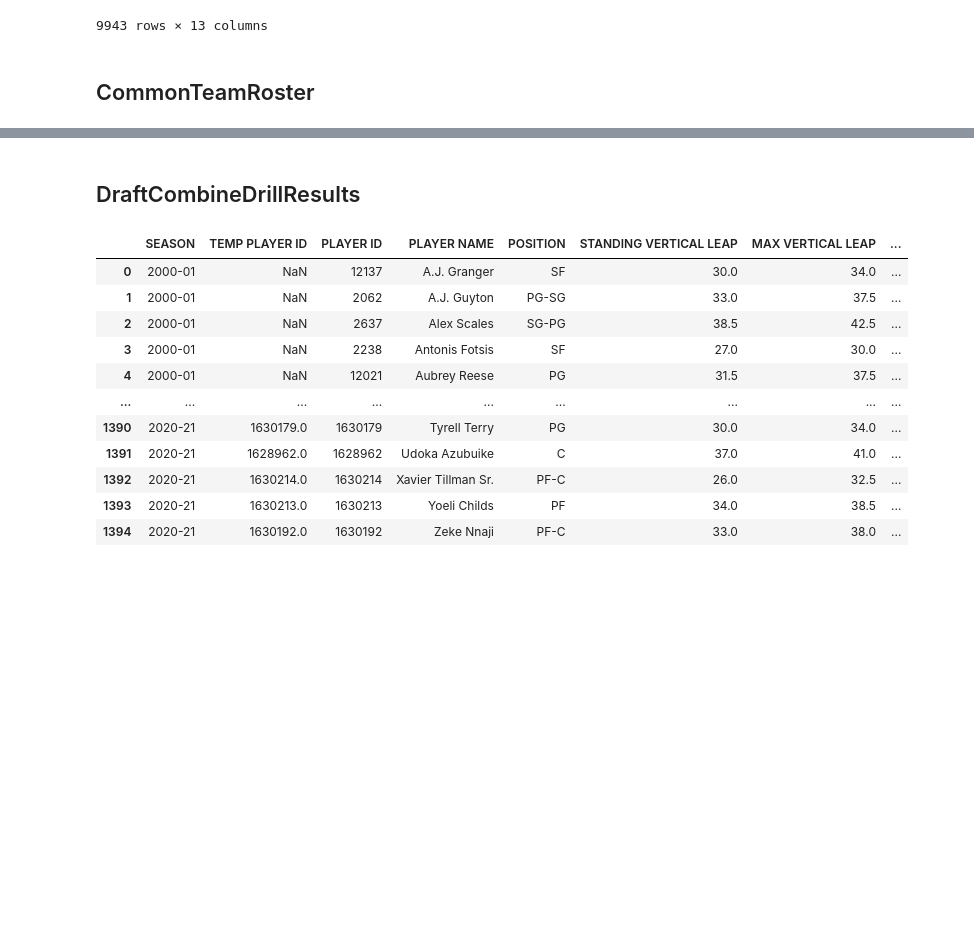
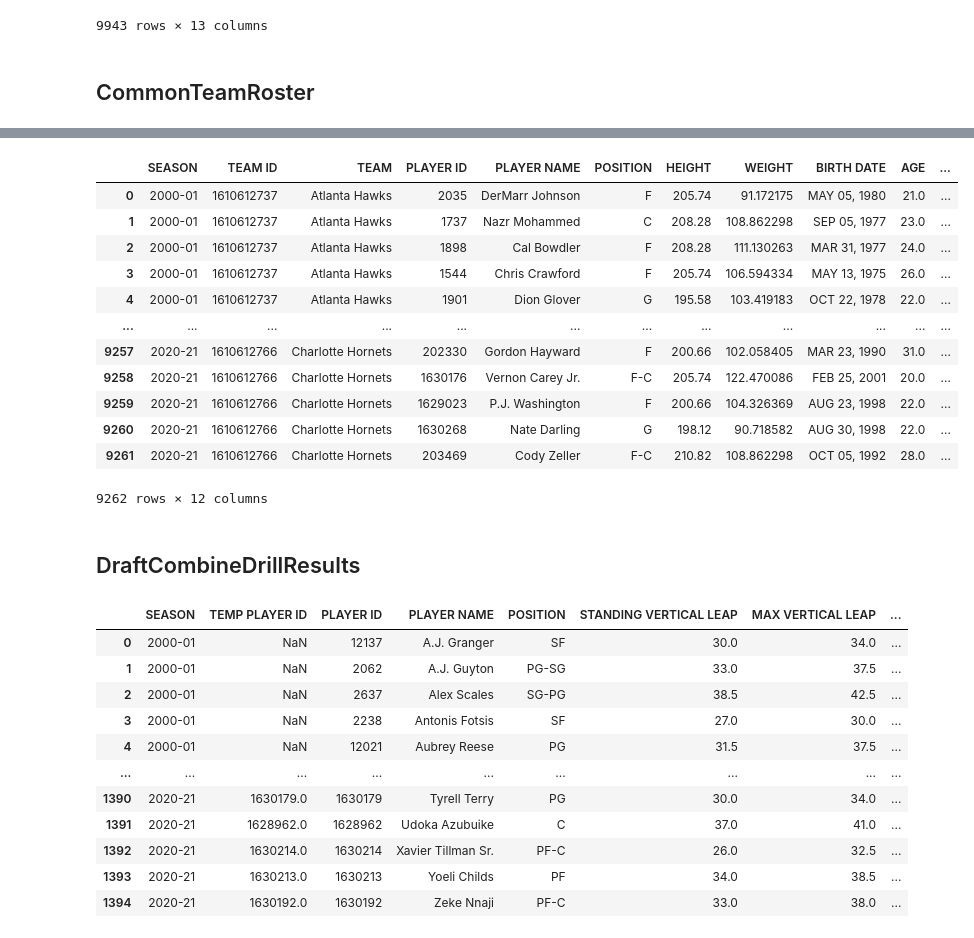
Before and after one commit to kmcsquared/TFM, a Jupyter notebook: players.ipynb, the cells around one changed output, grey strips where cells are left out. Cells and saved outputs as stored; diff of their text form; code cells hidden in the pictures; blank space fills up the shorter version.

Commit message:
Merged all player info into all_players

```diff
--- a/players.ipynb
+++ b/players.ipynb
@@ -169,3 +165,20 @@ Season 2002-03 - 30 teams processed
+# %%
+players = pd.read_csv('./Data/Rosters/all_rosters.csv', index_col=0)
+players
+# %% [output]
+|  | SEASON | TEAM ID | TEAM | PLAYER ID | PLAYER NAME | POSITION | HEIGHT | WEIGHT | BIRTH DATE | AGE | ... |
+| 0 | 2000-01 | 1610612737 | Atlanta Hawks | 2035 | DerMarr Johnson | F | 205.74 | 91.172175 | MAY 05, 1980 | 21.0 | ... |
+| 1 | 2000-01 | 1610612737 | Atlanta Hawks | 1737 | Nazr Mohammed | C | 208.28 | 108.862298 | SEP 05, 1977 | 23.0 | ... |
+| 2 | 2000-01 | 1610612737 | Atlanta Hawks | 1898 | Cal Bowdler | F | 208.28 | 111.130263 | MAR 31, 1977 | 24.0 | ... |
+| 3 | 2000-01 | 1610612737 | Atlanta Hawks | 1544 | Chris Crawford | F | 205.74 | 106.594334 | MAY 13, 1975 | 26.0 | ... |
+| 4 | 2000-01 | 1610612737 | Atlanta Hawks | 1901 | Dion Glover | G | 195.58 | 103.419183 | OCT 22, 1978 | 22.0 | ... |
+| ... | ... | ... | ... | ... | ... | ... | ... | ... | ... | ... | ... |
+| 9257 | 2020-21 | 1610612766 | Charlotte Hornets | 202330 | Gordon Hayward | F | 200.66 | 102.058405 | MAR 23, 1990 | 31.0 | ... |
+| 9258 | 2020-21 | 1610612766 | Charlotte Hornets | 1630176 | Vernon Carey Jr. | F-C | 205.74 | 122.470086 | FEB 25, 2001 | 20.0 | ... |
+| 9259 | 2020-21 | 1610612766 | Charlotte Hornets | 1629023 | P.J. Washington | F | 200.66 | 104.326369 | AUG 23, 1998 | 22.0 | ... |
+| 9260 | 2020-21 | 1610612766 | Charlotte Hornets | 1630268 | Nate Darling | G | 198.12 | 90.718582 | AUG 30, 1998 | 22.0 | ... |
+| 9261 | 2020-21 | 1610612766 | Charlotte Hornets | 203469 | Cody Zeller | F-C | 210.82 | 108.862298 | OCT 05, 1992 | 28.0 | ... |
+9262 rows × 12 columns
 # %% [markdown]
 ## DraftCombineDrillResults
 # %%
```
Also changed, not shown: parts of 11 cells of this notebook, 5 other files.
